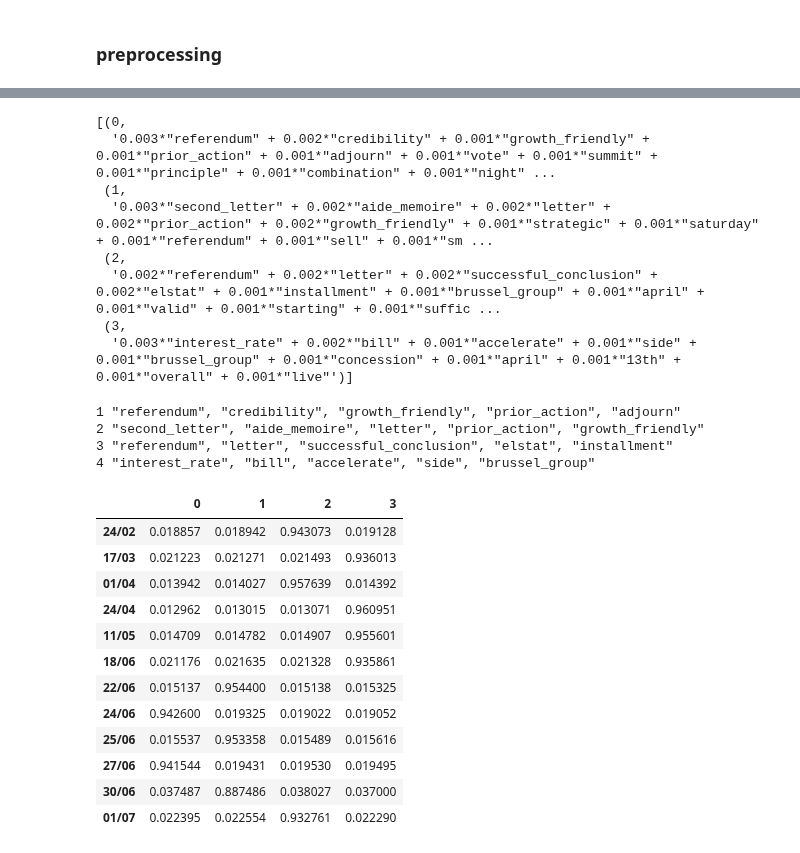
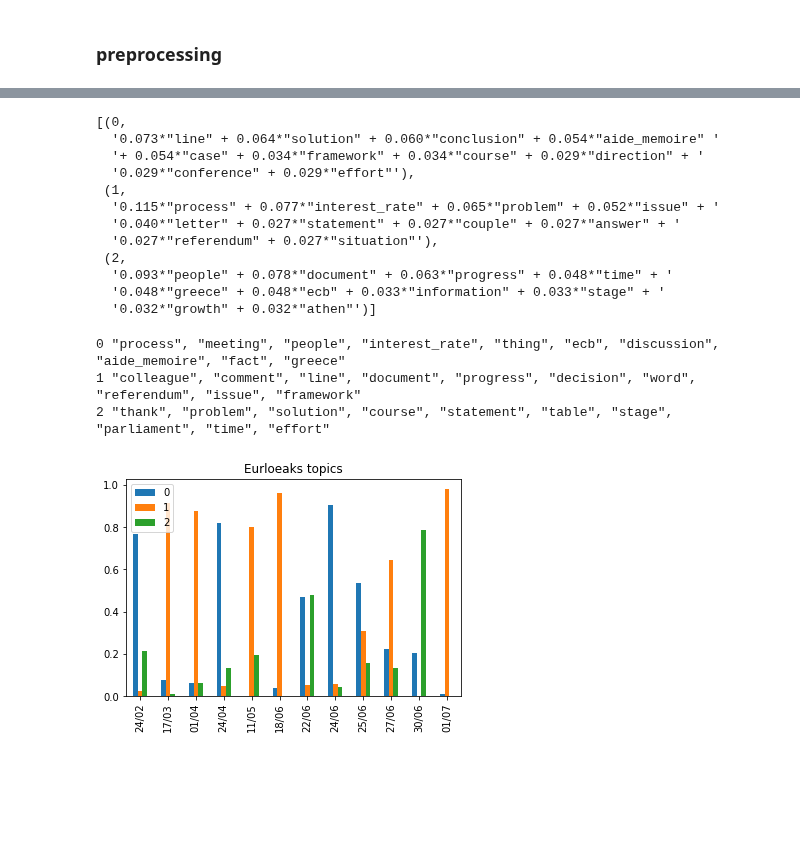
Before and after one commit to ariansajina/master-thesis, a Jupyter notebook: notebooks/topic_models.ipynb, the cells around one changed output, grey strips where cells are left out. Cells and saved outputs as stored; diff of their text form; code cells hidden in the pictures; blank space fills up the shorter version.

```diff
--- a/notebooks/topic_models.ipynb
+++ b/notebooks/topic_models.ipynb
@@ -156,0 +604,23 @@ topic_corpus[2]
+# %%
+from gensim.models import AuthorTopicModel
+from gensim.test.utils import temporary_file
+
+num_topics = 3
+alpha = 'auto'
+eta = 'auto'
+
+with temporary_file("serialized") as s_path:
+
+    author_model = AuthorTopicModel(
+                    model_corpus,
+                    author2doc=date2doc,
+                    id2word=dictionary,
+                    num_topics=num_topics,
+                    serialized=True,
+                    serialization_path=s_path,
+                    passes=20,
+                    alpha=alpha,
+                    eta=eta
+                    )
+
+    author_model.update(model_corpus, date2doc)
@@ -157,58 +629,57 @@ topic_corpus[2]
 # %%
 # examine the learned topics
-model.print_topics()
+import pprint
+pprint.pprint(author_model.print_topics())
 # %% [output]
 [(0,
-  '0.003*"referendum" + 0.002*"credibility" + 0.001*"growth_friendly" + 0.001*"prior_action" + 0.001*"adjourn" + 0.001*"vote" + 0.001*"summit" + 0.001*"principle" + 0.001*"combination" + 0.001*"night" ...
+  '0.073*"line" + 0.064*"solution" + 0.060*"conclusion" + 0.054*"aide_memoire" '
+  '+ 0.054*"case" + 0.034*"framework" + 0.034*"course" + 0.029*"direction" + '
+  '0.029*"conference" + 0.029*"effort"'),
  (1,
-  '0.003*"second_letter" + 0.002*"aide_memoire" + 0.002*"letter" + 0.002*"prior_action" + 0.002*"growth_friendly" + 0.001*"strategic" + 0.001*"saturday" + 0.001*"referendum" + 0.001*"sell" + 0.001*"sm ...
+  '0.115*"process" + 0.077*"interest_rate" + 0.065*"problem" + 0.052*"issue" + '
+  '0.040*"letter" + 0.027*"statement" + 0.027*"couple" + 0.027*"answer" + '
+  '0.027*"referendum" + 0.027*"situation"'),
  (2,
-  '0.002*"referendum" + 0.002*"letter" + 0.002*"successful_conclusion" + 0.002*"elstat" + 0.001*"installment" + 0.001*"brussel_group" + 0.001*"april" + 0.001*"valid" + 0.001*"starting" + 0.001*"suffic ...
- (3,
-  '0.003*"interest_rate" + 0.002*"bill" + 0.001*"accelerate" + 0.001*"side" + 0.001*"brussel_group" + 0.001*"concession" + 0.001*"april" + 0.001*"13th" + 0.001*"overall" + 0.001*"live"')]
+  '0.093*"people" + 0.078*"document" + 0.063*"progress" + 0.048*"time" + '
+  '0.048*"greece" + 0.048*"ecb" + 0.033*"information" + 0.033*"stage" + '
+  '0.032*"growth" + 0.032*"athen"')]
 # %%
+first_n = 10
+
 # pretty print
 import re
 topic_sep = re.compile(r"0\.[0 -9]{3}\*")
 
 model_topics = [( topic_no , re.sub(topic_sep , '', model_topic).
     split(' + ')) for topic_no , model_topic in
-        model.print_topics(num_topics=num_topics,
-    num_words=5)]
+        author_model.print_topics(num_topics=num_topics,
+    num_words=first_n)]
 
 descriptors = []
 for i, m in model_topics:
-    print(i+1, ", ".join(m[:5]))
+    print(i, ", ".join(m[:first_n]))
     descriptors.append(", ".join(m[:2]).replace('"', ''))
 # %% [output]
-1 "referendum", "credibility", "growth_friendly", "prior_action", "adjourn"
-2 "second_letter", "aide_memoire", "letter", "prior_action", "growth_friendly"
-3 "referendum", "letter", "successful_conclusion", "elstat", "installment"
-4 "interest_rate", "bill", "accelerate", "side", "brussel_group"
+0 "process", "meeting", "people", "interest_rate", "thing", "ecb", "discussion", "aide_memoire", "fact", "greece"
+1 "colleague", "comment", "line", "document", "progress", "decision", "word", "referendum", "issue", "framework"
+2 "thank", "problem", "solution", "course", "statement", "table", "stage", "parliament", "time", "effort"
 # %%
 from collections import defaultdict
+
+dates = pd.Series(df.date.unique()).apply(lambda s: pd.to_datetime(s).strftime('%d/%m')).values
+
+topic_corpus = [author_model.get_author_topics(date) for date in date2doc.keys()]
 
 topic_proportions = pd.DataFrame(np.zeros((len(topic_corpus), num_topics)))
 
 for i,doc in enumerate(topic_corpus):
     for topic in doc:
         topic_proportions.iloc[i,topic[0]] = topic[1]
 
 #pd.DataFrame(topic_proportions, index=dates)
 topic_proportions.set_index(dates, inplace=True)
 
-topic_proportions
+ax = topic_proportions.plot.bar()
+_=ax.set_title('Eurloeaks topics')
 # %% [output]
-|  | 0 | 1 | 2 | 3 |
-| 24/02 | 0.018857 | 0.018942 | 0.943073 | 0.019128 |
-| 17/03 | 0.021223 | 0.021271 | 0.021493 | 0.936013 |
-| 01/04 | 0.013942 | 0.014027 | 0.957639 | 0.014392 |
-| 24/04 | 0.012962 | 0.013015 | 0.013071 | 0.960951 |
-| 11/05 | 0.014709 | 0.014782 | 0.014907 | 0.955601 |
-| 18/06 | 0.021176 | 0.021635 | 0.021328 | 0.935861 |
-| 22/06 | 0.015137 | 0.954400 | 0.015138 | 0.015325 |
-| 24/06 | 0.942600 | 0.019325 | 0.019022 | 0.019052 |
-| 25/06 | 0.015537 | 0.953358 | 0.015489 | 0.015616 |
-| 27/06 | 0.941544 | 0.019431 | 0.019530 | 0.019495 |
-| 30/06 | 0.037487 | 0.887486 | 0.038027 | 0.037000 |
-| 01/07 | 0.022395 | 0.022554 | 0.932761 | 0.022290 |
+[figure, added]
```
Also changed, not shown: parts of 109 cells of this notebook.
